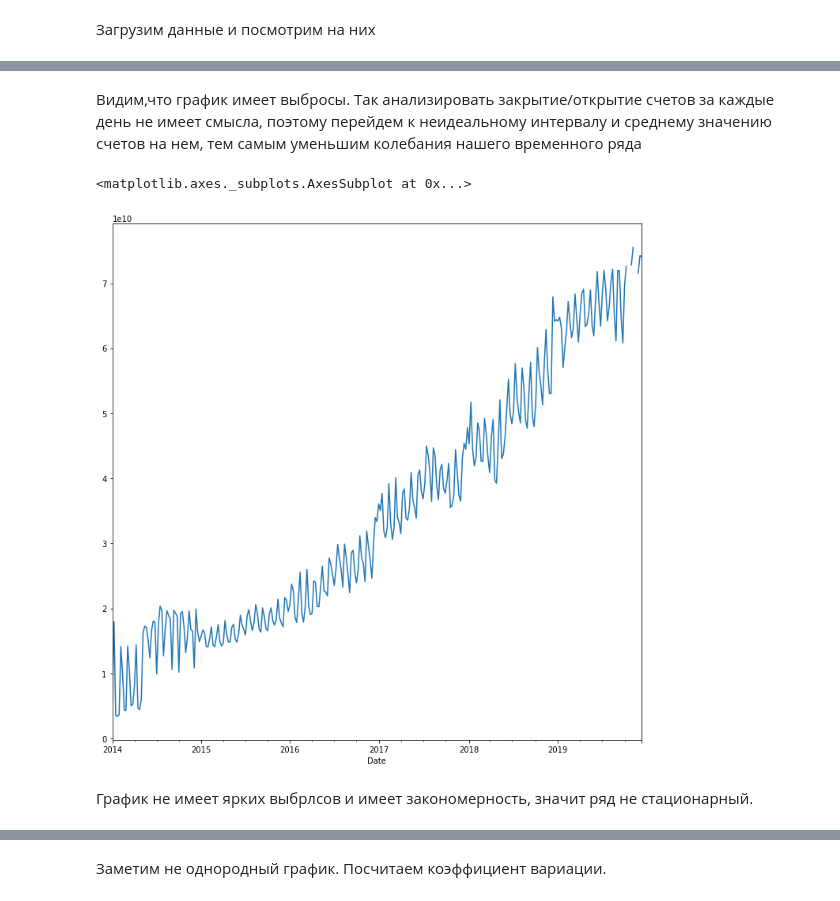
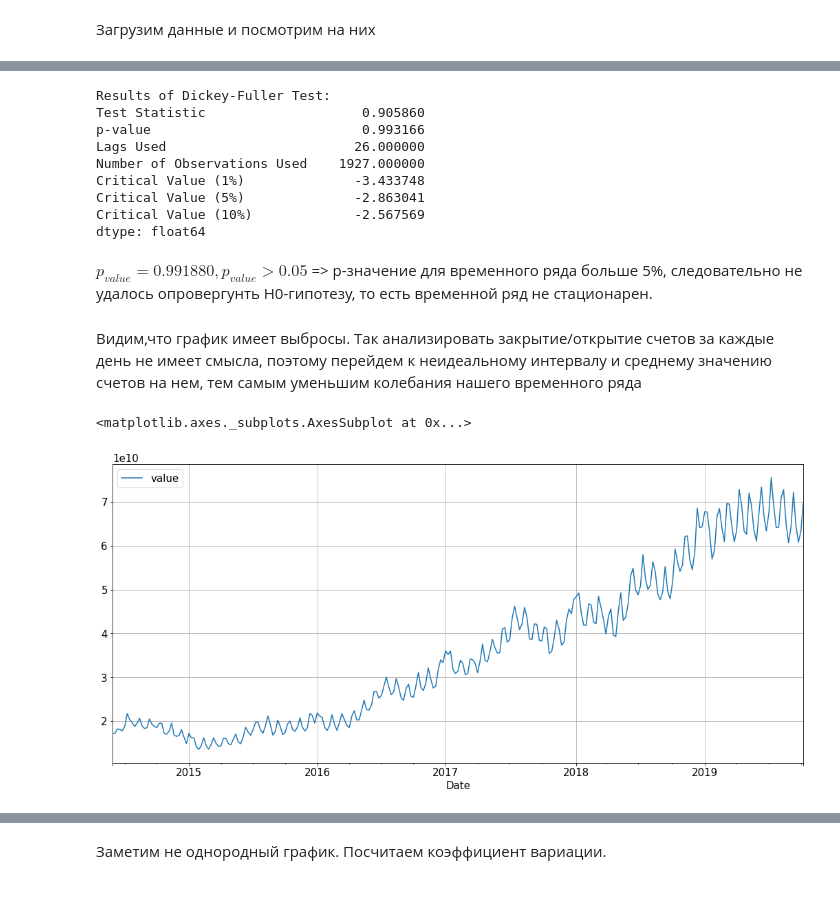
Before and after one commit to NickPavlovskii/sber, a Jupyter notebook: sber_prediction.ipynb, the cells around one changed output, grey strips where cells are left out. Saved outputs shown, nothing was run; the diff lists cells and outputs as text; code cells hidden in the pictures.

```diff
--- a/sber_prediction.ipynb
+++ b/sber_prediction.ipynb
@@ -3,13 +69,12 @@
 # %%
-from pandas import read_csv,DataFrame as df
-import matplotlib.pyplot as plt
-import matplotlib
-import statsmodels.api as sm
-# from statsmodels.iolib.table import Simp
-from sklearn.metrics import r2_score
-#import ml_metrics as metrics
 columns=['Date', 'value']
-dataset = read_csv('/content/data_1.csv',index_col=['Date'], parse_dates=['Date'], dayfirst=True, header=None, names=columns)
 
-dataset.dropna(subset=['value'], how='all')
-dataset.head()
+dataset = pd.read_csv('data_1.csv',
+                   index_col=['Date'],
+                   parse_dates=['Date'],
+                   dayfirst=True,
+                   header=None,
+                   names=columns,
+                   infer_datetime_format="%d/%m/%y")
+
+# dataset.dropna(subset=['value'], how='all')
@@ -23,0 +99,5 @@ dataset.head()
+# %%
+dataset = dataset.drop(['2014-09-04','2014-09-05','2014-09-06','2014-09-07'])
+
+
+# dataset=dataset.drop(['2014-09-02','2014-09-03','2014-09-04','2014-09-05','2014-09-06','2014-09-07','2014-09-23','2014-09-24','2014-09-25'])
@@ -50,0 +127,3 @@ vl.plot( y='value',figsize=(12,12))
+# %%
+dataset=dataset['2014-06':]
+dataset.plot(y='value')
@@ -51,11 +138,34 @@ vl.plot( y='value',figsize=(12,12))
+# %%
+# Определяем функцию для теста ADF
+def adf_test(timeseries):
+    # Выполняем тест Дики-Фуллера:
+    print ('Results of Dickey-Fuller Test:')
+    dftest = adfuller(timeseries, autolag='AIC')
+    dfoutput = pd.Series(dftest[0:4], index=['Test Statistic','p-value','Lags Used','Number of Observations Used'])
+    for key,value in dftest[4].items():
+        dfoutput['Critical Value (%s)'%key] = value
+    print (dfoutput)
+
+# применяем к ряду тест adf
+adf_test(dataset)
+# %% [output]
+Results of Dickey-Fuller Test:
+Test Statistic                    0.905860
+p-value                           0.993166
+Lags Used                        26.000000
+Number of Observations Used    1927.000000
+Critical Value (1%)              -3.433748
+Critical Value (5%)              -2.863041
+Critical Value (10%)             -2.567569
+dtype: float64
+# %% [markdown]
+$p_{value} = 0.991880, p_{value} > 0.05$ => p-значение для временного ряда больше 5%, следовательно не удалось опровергунть H0-гипотезу, то есть временной ряд не стационарен.
 # %% [markdown]
 Видим,что график имеет выбросы. Так анализировать закрытие/открытие счетов за каждые день не имеет смысла, поэтому перейдем к неидеальному интервалу и среднему значению счетов на нем, тем самым уменьшим колебания нашего временного ряда
 # %%
-vl=vl.resample('W').agg('mean')
+dataset1 = dataset.resample('W').agg('mean')
 
-vl.plot( y='value',figsize=(12,12))
+dataset1.plot(y='value')
 # %% [output]
 <matplotlib.axes._subplots.AxesSubplot at 0x...>
-[figure, old version]
+[figure, new version]
-# %% [markdown]
-График не имеет ярких выбрлсов и имеет закономерность, значит ряд  не стационарный.
```
Also changed, not shown: parts of 229 cells of this notebook.
